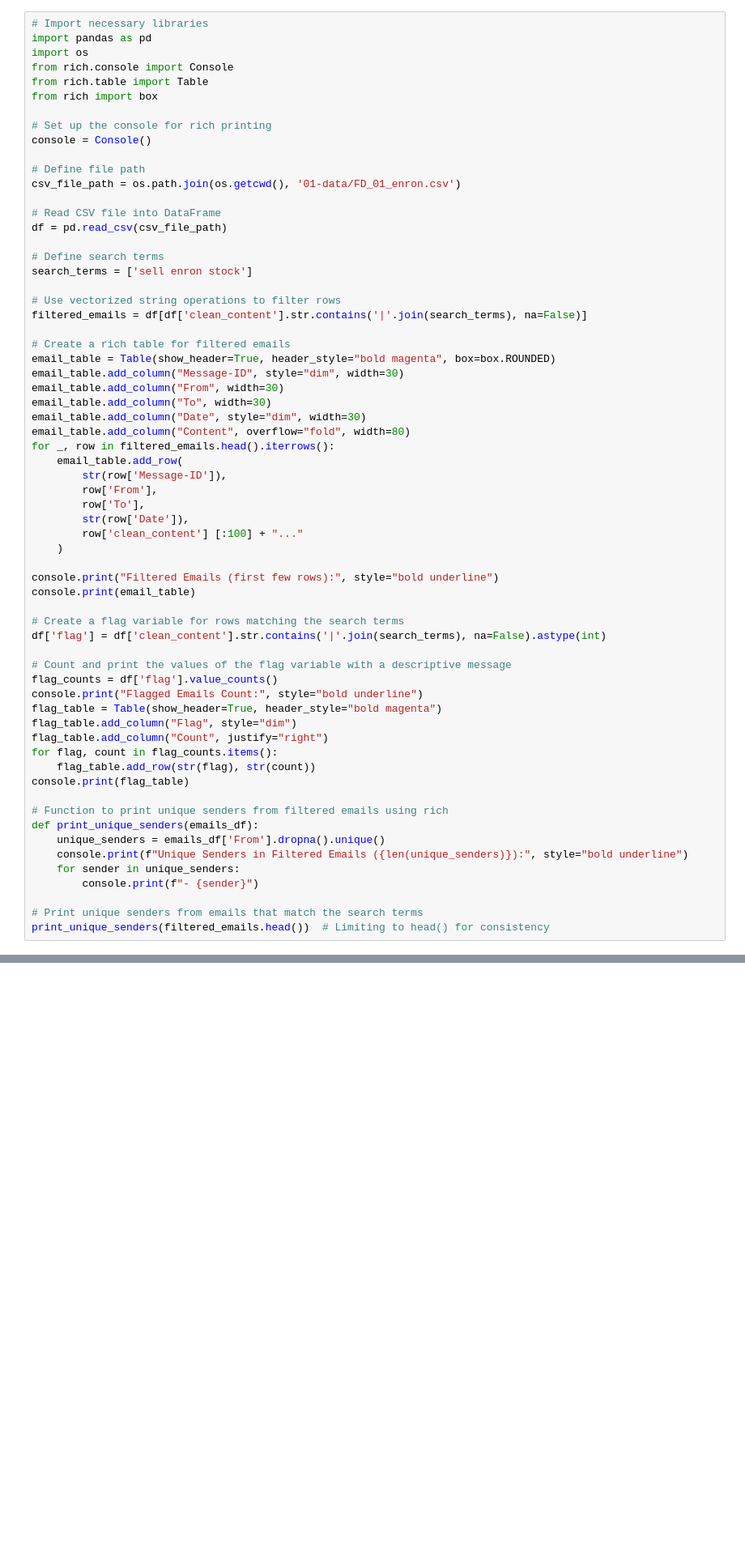
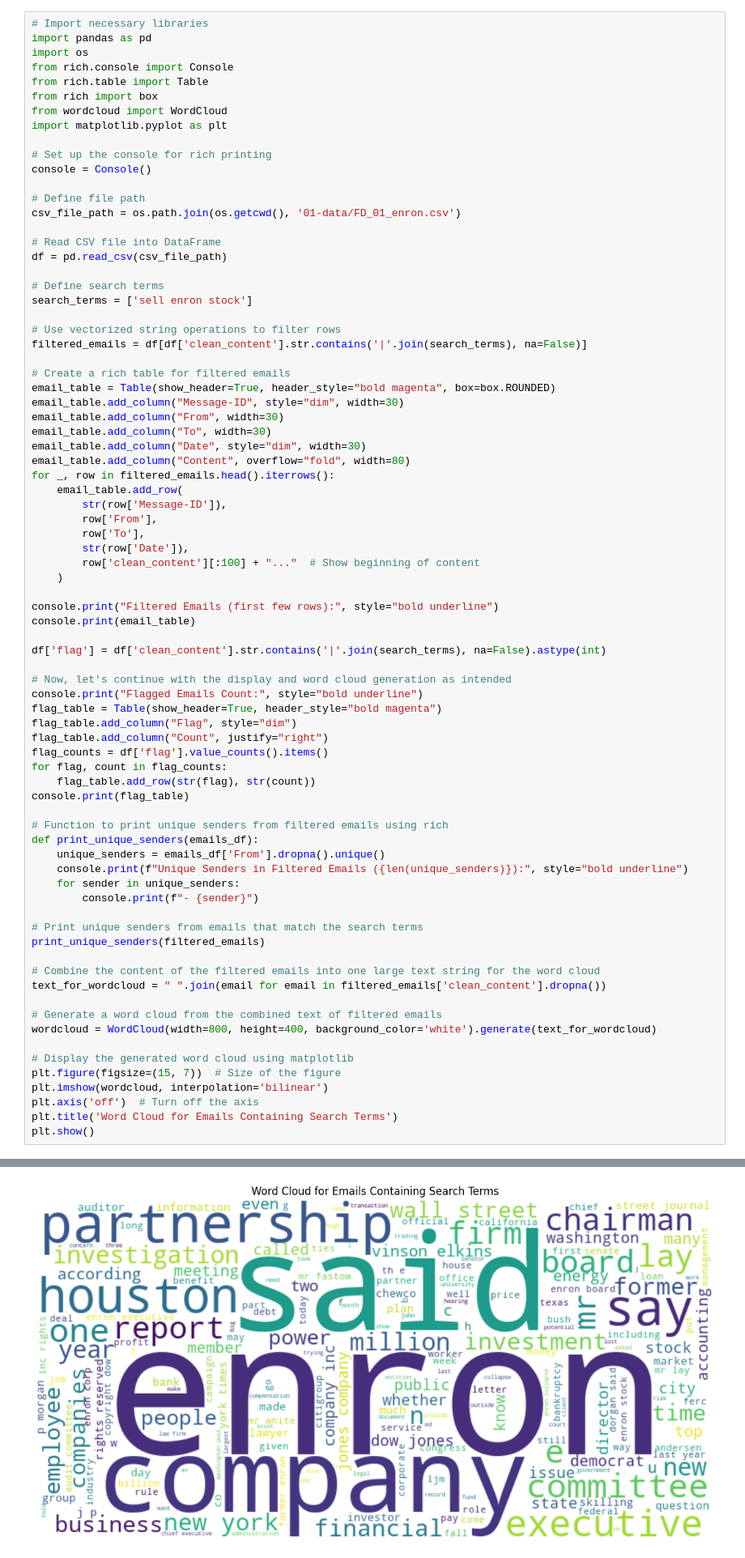
Before and after one commit to Dandata0101/mbs-fraud-detection, a Jupyter notebook: test.ipynb, the cells around one changed output, grey strips where cells are left out. Shown at 81% size. Cells and saved outputs as stored; diff of their text form; blank space fills up the shorter version.

Commit message:
added word cloud

```diff
--- a/test.ipynb
+++ b/test.ipynb
@@ -5,6 +5,8 @@ import os
 from rich.console import Console
 from rich.table import Table
 from rich import box
+from wordcloud import WordCloud
+import matplotlib.pyplot as plt
 
 # Set up the console for rich printing
 console = Console()
@@ -34,22 +36,21 @@ for _, row in filtered_emails.head().iterrows():
         row['From'],
         row['To'],
         str(row['Date']),
-        row['clean_content'] [:100] + "..."
+        row['clean_content'][:100] + "..."  # Show beginning of content
     )
 
 console.print("Filtered Emails (first few rows):", style="bold underline")
 console.print(email_table)
 
-# Create a flag variable for rows matching the search terms
 df['flag'] = df['clean_content'].str.contains('|'.join(search_terms), na=False).astype(int)
 
-# Count and print the values of the flag variable with a descriptive message
-flag_counts = df['flag'].value_counts()
+# Now, let's continue with the display and word cloud generation as intended
 console.print("Flagged Emails Count:", style="bold underline")
 flag_table = Table(show_header=True, header_style="bold magenta")
 flag_table.add_column("Flag", style="dim")
 flag_table.add_column("Count", justify="right")
-for flag, count in flag_counts.items():
+flag_counts = df['flag'].value_counts().items()
+for flag, count in flag_counts:
     flag_table.add_row(str(flag), str(count))
 console.print(flag_table)
 
@@ -61,7 +62,20 @@ def print_unique_senders(emails_df):
         console.print(f"- {sender}")
 
 # Print unique senders from emails that match the search terms
-print_unique_senders(filtered_emails.head())  # Limiting to head() for consistency
+print_unique_senders(filtered_emails)
+
+# Combine the content of the filtered emails into one large text string for the word cloud
+text_for_wordcloud = " ".join(email for email in filtered_emails['clean_content'].dropna())
+
+# Generate a word cloud from the combined text of filtered emails
+wordcloud = WordCloud(width=800, height=400, background_color='white').generate(text_for_wordcloud)
+
+# Display the generated word cloud using matplotlib
+plt.figure(figsize=(15, 7))  # Size of the figure
+plt.imshow(wordcloud, interpolation='bilinear')
+plt.axis('off')  # Turn off the axis
+plt.title('Word Cloud for Emails Containing Search Terms')
+plt.show()
 # %% [output]
 Filtered Emails (first few rows):
 ╭────────────┬────────────┬────────────┬────────────┬─────────────────────────────────────────────────────────────╮
@@ -72,10 +86,11 @@ Filtered Emails (first few rows):
 ╰────────────┴────────────┴────────────┴────────────┴─────────────────────────────────────────────────────────────╯
 Flagged Emails Count:
 ┏━━━━━━┳━━━━━━━┓
 ┃ Flag ┃ Count ┃
 ┡━━━━━━╇━━━━━━━┩
 │ 0    │  2089 │
 │ 1    │     1 │
 └──────┴───────┘
 Unique Senders in Filtered Emails (1):
 - ('sarah.palmer@enron.com')
+[figure, added]
```
Also changed, not shown: parts of 1 cell of this notebook.
